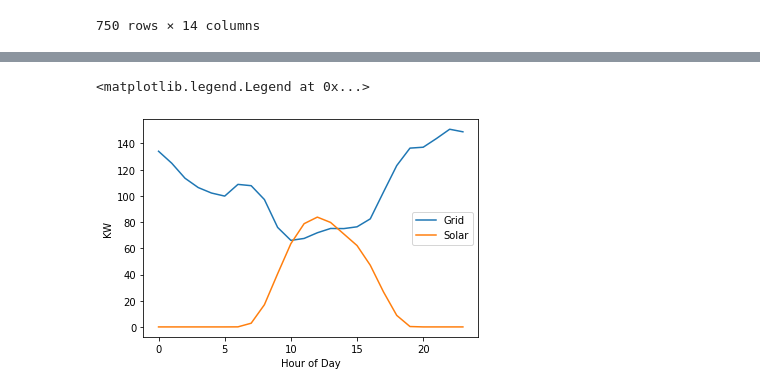
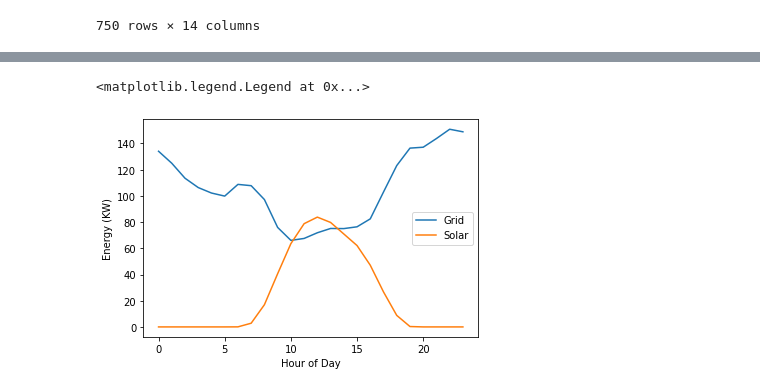
Before and after one commit to thereidfleish/ORIE-3120-Final-Project, a Jupyter notebook: Reid - Solar/solar.ipynb, the cells around one changed output, grey strips where cells are left out. Cells and saved outputs as stored; diff of their text form; code cells hidden in the pictures.

```diff
--- a/Reid - Solar/solar.ipynb
+++ b/Reid - Solar/solar.ipynb
@@ -161,12 +162,12 @@ grouped
 # %%
 plt.plot(grouped["hour"], grouped["grid"])
 plt.plot(grouped["hour"], grouped["solar"])
 plt.xlabel("Hour of Day")
-plt.ylabel("KW")
+plt.ylabel("Energy (KW)")
 plt.legend(["Grid", "Solar"])
 # %% [output]
 <matplotlib.legend.Legend at 0x...>
-[figure, old version]
+[figure, new version]
 # %%
 daylight = df[(df["hour"] > 7) & (df["hour"] < 18)]
 
```
Also changed, not shown: parts of 2 cells of this notebook.
